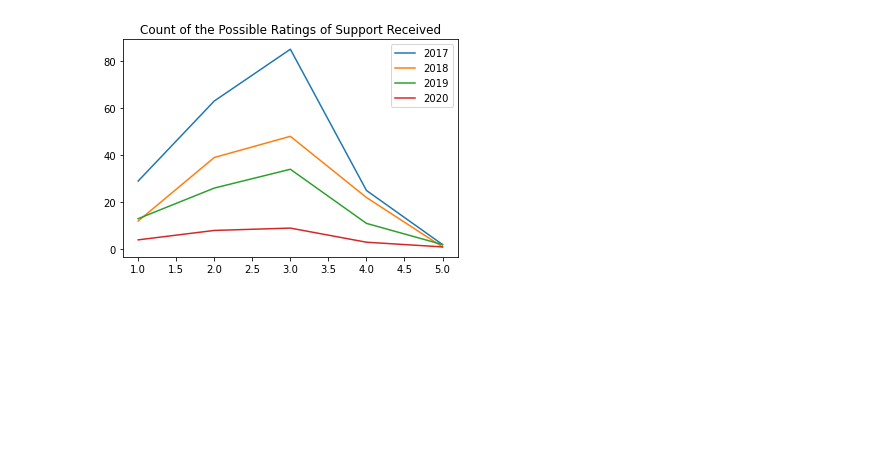
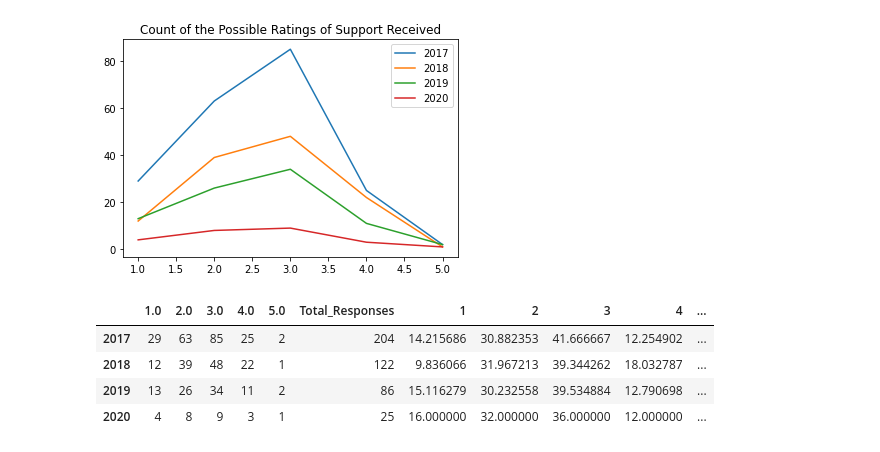
Before and after one commit to bennetyousuf/ProjectOne-MentalHealthinTech, a Jupyter notebook: Working_Notebooks/Mental Health in Tech Data Cleanup_NC.ipynb, the cells around one changed output. Drawn from its saved outputs; the diff is of its cells as text; code cells hidden in the pictures; blank space fills up the shorter version.

```diff
--- a/Working_Notebooks/Mental Health in Tech Data Cleanup_NC.ipynb
+++ b/Working_Notebooks/Mental Health in Tech Data Cleanup_NC.ipynb
@@ -397,3 +361,37 @@ plt.title("Count of the Possible Ratings of Support Received")
 # %% [output]
 Text(0.5, 1.0, 'Count of the Possible Ratings of Support Received')
 [figure]
+# %%
+#switch columns and rows
+Q19_df_transposed = Q19_df.T # or df1.transpose()
+Q19_df_transposed
+
+#Total the reposnses received to Q19 and add to it's own column
+sum_column = Q19_df_transposed[1.0] + Q19_df_transposed[2.0]+ Q19_df_transposed[3.0]+ Q19_df_transposed[4.0]+ Q19_df_transposed[5.0]
+Q19_df_transposed["Total_Responses"] = sum_column
+Q19_df_transposed
+
+#determine the percent of each rating and add them to a column
+PCT_1 = (Q19_df_transposed[1.0]/Q19_df_transposed["Total_Responses"])*100
+Q19_df_transposed["1"] = PCT_1
+
+PCT_2 = (Q19_df_transposed[2.0]/Q19_df_transposed["Total_Responses"])*100
+Q19_df_transposed["2"] = PCT_2
+
+PCT_3 = (Q19_df_transposed[3.0]/Q19_df_transposed["Total_Responses"])*100
+Q19_df_transposed["3"] = PCT_3
+
+PCT_4 = (Q19_df_transposed[4.0]/Q19_df_transposed["Total_Responses"])*100
+Q19_df_transposed["4"] = PCT_4
+
+PCT_5 = (Q19_df_transposed[5.0]/Q19_df_transposed["Total_Responses"])*100
+Q19_df_transposed["5"] = PCT_5
+
+
+Q19_df_transposed
+# %% [output]
+|  | 1.0 | 2.0 | 3.0 | 4.0 | 5.0 | Total_Responses | 1 | 2 | 3 | 4 | ... |
+| 2017 | 29 | 63 | 85 | 25 | 2 | 204 | 14.215686 | 30.882353 | 41.666667 | 12.254902 | ... |
+| 2018 | 12 | 39 | 48 | 22 | 1 | 122 | 9.836066 | 31.967213 | 39.344262 | 18.032787 | ... |
+| 2019 | 13 | 26 | 34 | 11 | 2 | 86 | 15.116279 | 30.232558 | 39.534884 | 12.790698 | ... |
+| 2020 | 4 | 8 | 9 | 3 | 1 | 25 | 16.000000 | 32.000000 | 36.000000 | 12.000000 | ... |
```
Also changed, not shown: parts of 7 cells of this notebook.
